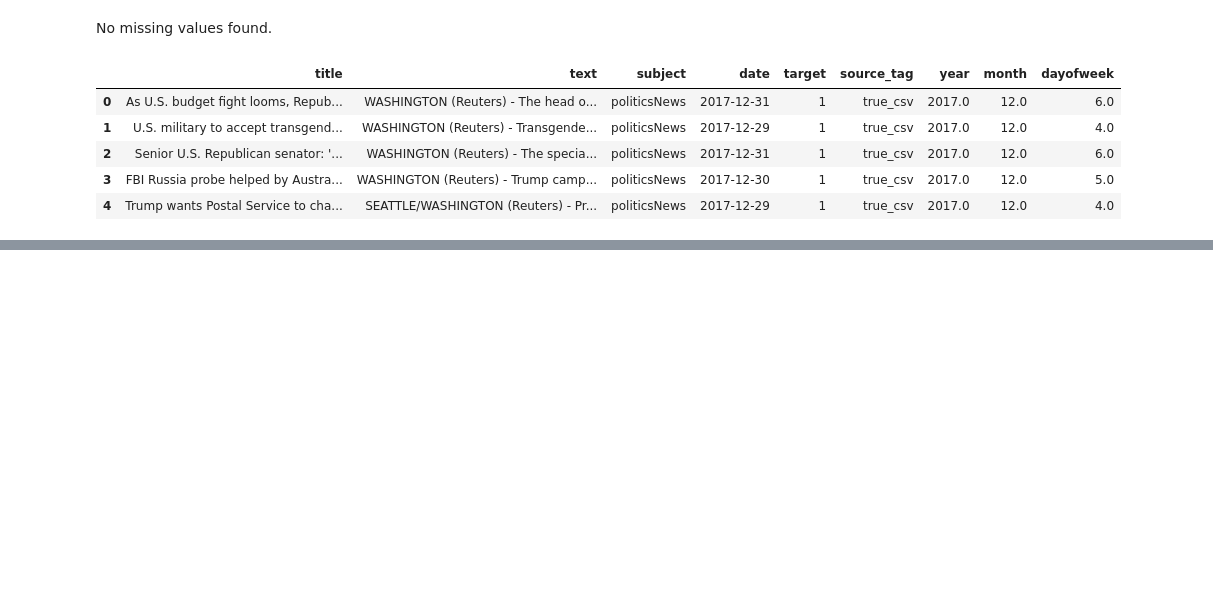
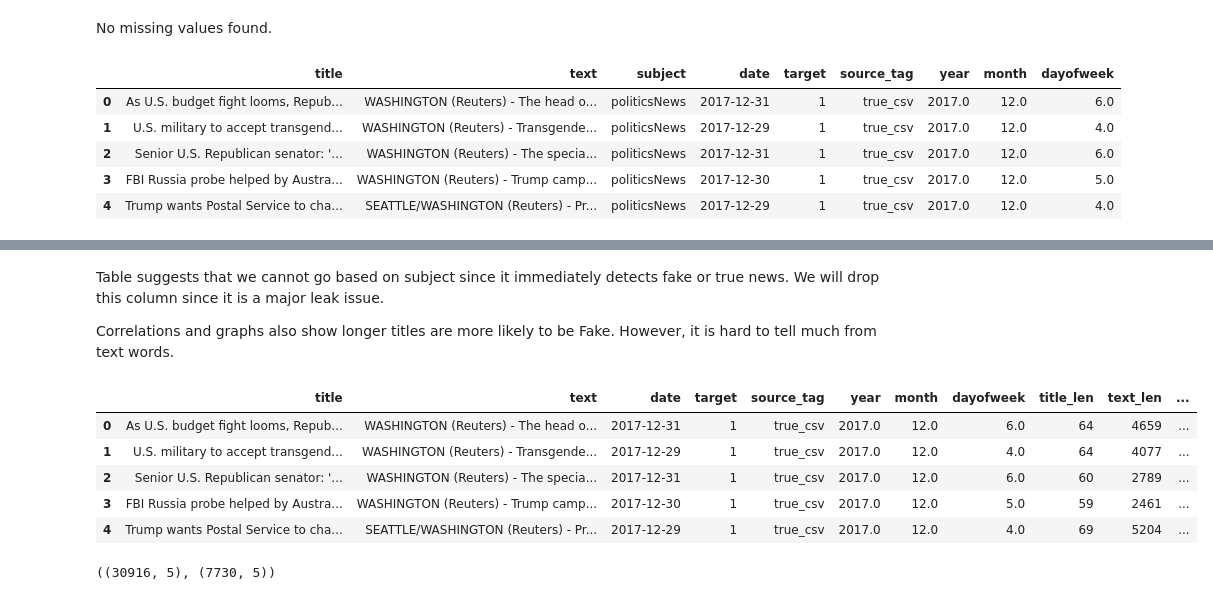
Before and after one commit to AlexandruSoroiu/accenture-ai-studio-fall2025, a Jupyter notebook: notebooks/eda_01.ipynb, the cells around one changed output, grey strips where cells are left out. Cells and saved outputs as stored; diff of their text form; code cells hidden in the pictures; blank space fills up the shorter version.

```diff
--- a/notebooks/eda_01.ipynb
+++ b/notebooks/eda_01.ipynb
@@ -118,0 +154,36 @@ df.head()
+# %% [markdown]
+Table suggests that we cannot go based on subject since it immediately detects fake or true news. We will drop this column since it is a major leak issue.
+
+Correlations and graphs also show longer titles are more likely to be Fake. However, it is hard to tell much from text words.
+# %%
+#Drop Subject column
+df = df.drop(columns=["subject"])
+
+# Drop duplicates
+df = df.drop_duplicates(subset=["text"]).dropna(subset=["title","text","target"])
+
+# Combine text fields
+df["all_text"] = (df["title"].astype(str) + " " + df["text"].astype(str)).str.strip()
+
+#Meta data columns
+meta_cols = ["title_words","text_words","title_len","text_len"]
+# %%
+df.head()
+# %% [output]
+|  | title | text | date | target | source_tag | year | month | dayofweek | title_len | text_len | ... |
+| 0 | As U.S. budget fight looms, Repub... | WASHINGTON (Reuters) - The head o... | 2017-12-31 | 1 | true_csv | 2017.0 | 12.0 | 6.0 | 64 | 4659 | ... |
+| 1 | U.S. military to accept transgend... | WASHINGTON (Reuters) - Transgende... | 2017-12-29 | 1 | true_csv | 2017.0 | 12.0 | 4.0 | 64 | 4077 | ... |
+| 2 | Senior U.S. Republican senator: '... | WASHINGTON (Reuters) - The specia... | 2017-12-31 | 1 | true_csv | 2017.0 | 12.0 | 6.0 | 60 | 2789 | ... |
+| 3 | FBI Russia probe helped by Austra... | WASHINGTON (Reuters) - Trump camp... | 2017-12-30 | 1 | true_csv | 2017.0 | 12.0 | 5.0 | 59 | 2461 | ... |
+| 4 | Trump wants Postal Service to cha... | SEATTLE/WASHINGTON (Reuters) - Pr... | 2017-12-29 | 1 | true_csv | 2017.0 | 12.0 | 4.0 | 69 | 5204 | ... |
+# %%
+#Train test split
+X = df[["all_text"] + meta_cols]
+y = df["target"].astype(int)
+
+X_train, X_test, y_train, y_test = train_test_split(
+    X, y, test_size=0.20, stratify=y, random_state=42
+)
+X_train.shape, X_test.shape
+# %% [output]
+((30916, 5), (7730, 5))
```
Also changed, not shown: parts of 7 cells of this notebook.
